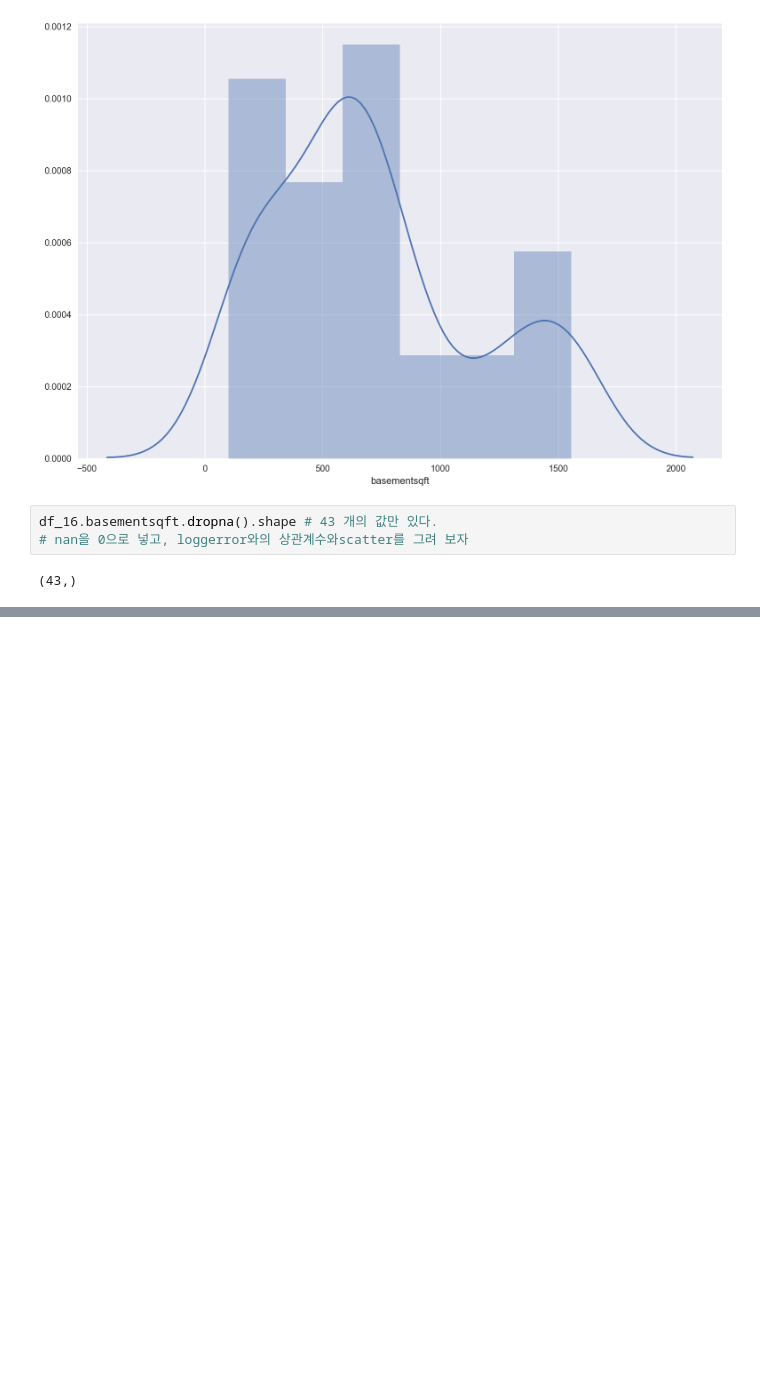
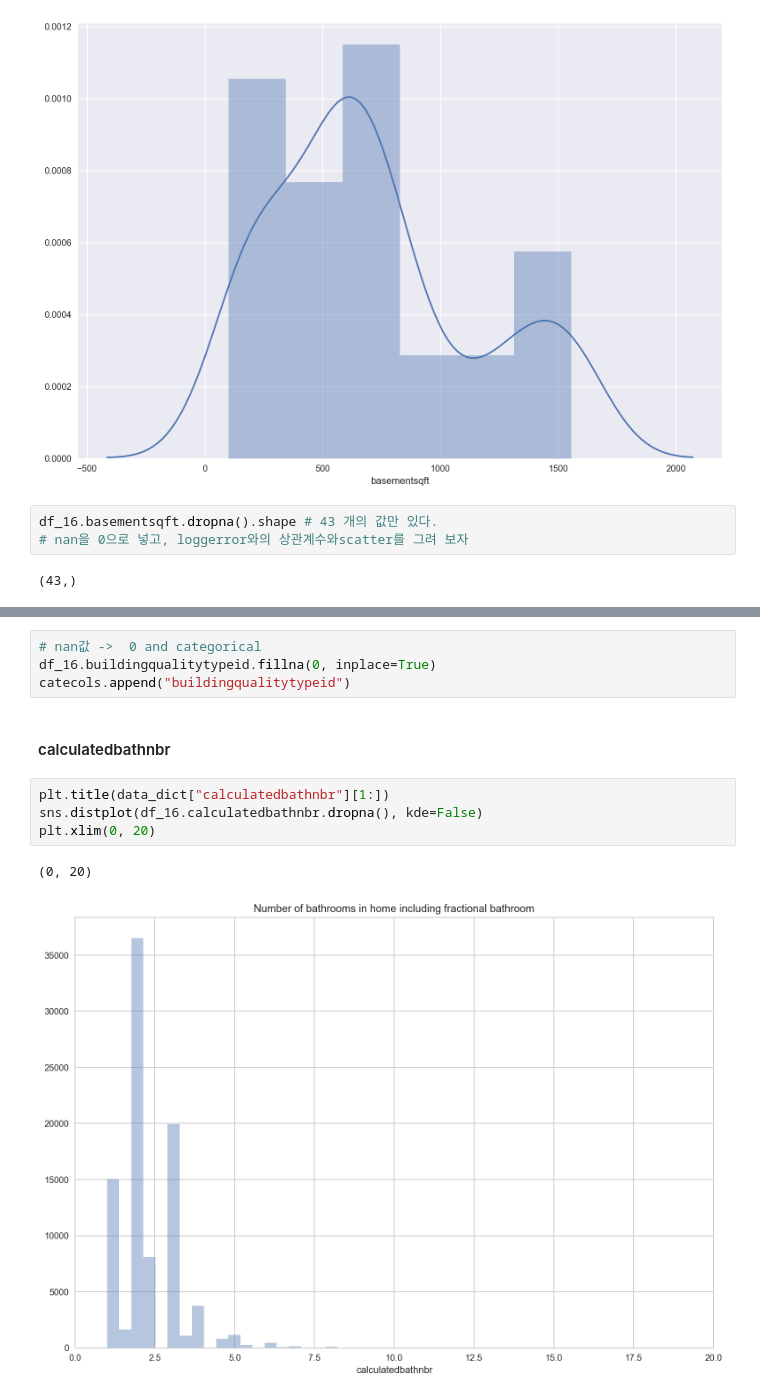
Before and after one commit to minus31/Zillow_Home_Value_Prediction, a Jupyter notebook: notebooks/EDA_properties.ipynb, the cells around one changed output, grey strips where cells are left out. Saved outputs shown, nothing was run; the diff lists cells and outputs as text; blank space fills up the shorter version.

```diff
--- a/notebooks/EDA_properties.ipynb
+++ b/notebooks/EDA_properties.ipynb
@@ -211,0 +295,13 @@ plt.scatter(df_16.bathroomcnt, df_16.logerror)
+# %%
+# nan값 ->  0 and categorical
+df_16.buildingqualitytypeid.fillna(0, inplace=True)
+catecols.append("buildingqualitytypeid")
+# %% [markdown]
+#### calculatedbathnbr
+# %%
+plt.title(data_dict["calculatedbathnbr"][1:])
+sns.distplot(df_16.calculatedbathnbr.dropna(), kde=False)
+plt.xlim(0, 20)
+# %% [output]
+(0, 20)
+[figure, added]
```
Also changed, not shown: parts of 76 cells of this notebook, 3 other files.
